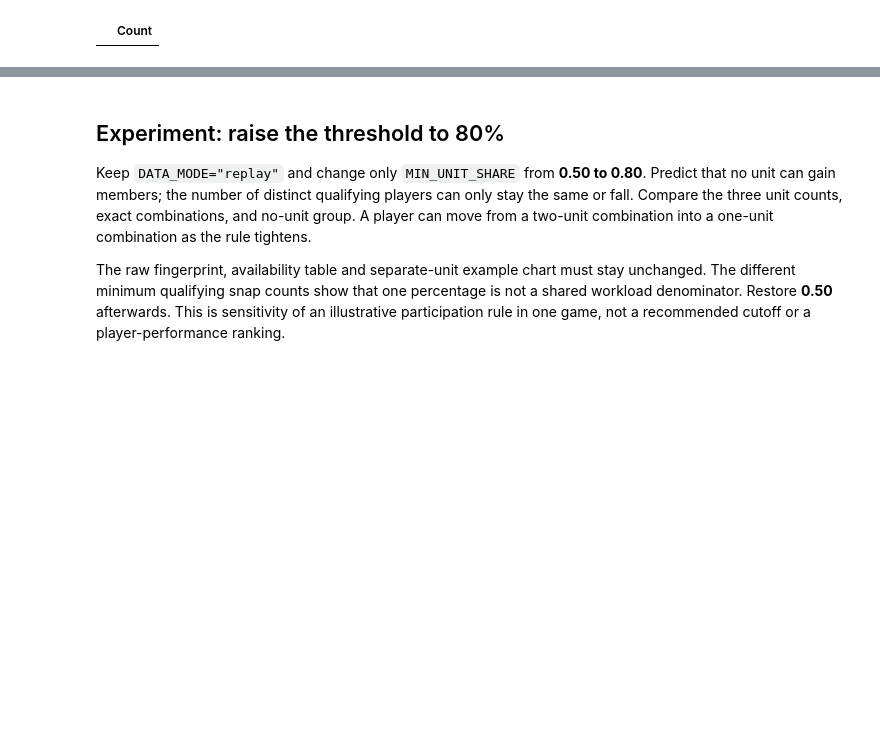
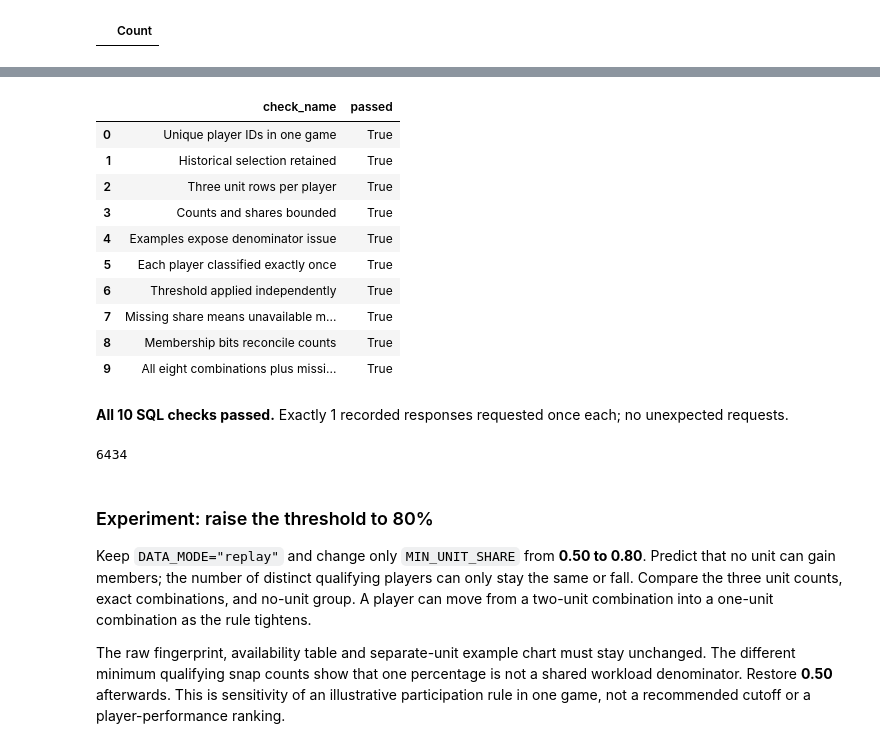
Before and after one commit to Query-farm/vgi-nfl, a Jupyter notebook: notebooks/01_snap_shares_have_different_denominators.ipynb, the cells around one changed output, grey strips where cells are left out. Drawn from its saved outputs; the diff is of its cells as text; code cells hidden in the pictures; blank space fills up the shorter version.

Commit message:
Checkpoint unfinished NFL notebook expansion at user stop [skip ci]

```diff
--- a/notebooks/01_snap_shares_have_different_denominators.ipynb
+++ b/notebooks/01_snap_shares_have_different_denominators.ipynb
@@ -214,14 +155,11 @@ ORDER BY player,pfr_player_id LIMIT 6;
 # %%
-example_rows = con.execute(
-    "SELECT u.* FROM unit_snaps u JOIN examples e USING(pfr_player_id) ORDER BY player,bit"
-).df()
-example_names = con.execute("SELECT player FROM examples ORDER BY player,pfr_player_id").df().player.tolist()
-above_one = con.execute("SELECT count(*) FROM snaps WHERE offense_pct+defense_pct+st_pct>1").fetchone()[0]
+example_names = example_rows.player.drop_duplicates().tolist()
+above_one = int(cross_unit_count.above_one.iloc[0])
 prose(
     f"**{above_one} players** have a cross-unit sum above 100%; the chart shows **{len(example_names)} alphabetical examples**. This combines distinct denominators, so the sum is not a whole-game participation rate."
 )
 if example_names:
-    fig, axes = plt.subplots(1, 3, figsize=(11, 5), sharex=True, sharey=True)
+    fig, axes = plt.subplots(1, 3, figsize=(15, 6), sharex=True, sharey=True)
     for ax, unit in zip(axes, colors, strict=True):
         rows = example_rows[example_rows.unit == unit].set_index("player").reindex(example_names)
         bars = ax.barh(example_names, rows.reported_share, color=colors[unit])
@@ -232,14 +170,19 @@ if example_names:
                 for r in rows.itertuples()
             ],
             padding=3,
-            fontsize=8,
+            fontsize=10,
         )
         ax.set(title=unit, xlabel="Reported share of this unit's snaps", xlim=(0, 1.32))
         ax.set_xticks([0, 0.25, 0.5, 0.75, 1])
         ax.xaxis.set_major_formatter(PercentFormatter(1))
     axes[0].invert_yaxis()
-    fig.suptitle("Separate denominators · a player's unit shares must not be stacked")
-    finish(fig)
+    finish(
+        fig,
+        title="One player can participate in more than one unit",
+        subtitle="Separate denominators · six alphabetical examples · counts label each unit’s snaps",
+        source=SOURCE,
+        name="unit-denominators",
+    )
 else:
     prose("No cross-unit sum above 100% in this retrieval; the illustrative chart is omitted.")
 # %% [output]
@@ -331,5 +282,43 @@ At **50%**, there are **30 qualifying unit memberships**, and **29 distinct play
+# %%
+display(checks)
+assert checks.passed.notna().all() and checks.passed.all(), checks.to_dict("records")
+prose(f"**All {len(checks)} SQL checks passed.** " + source.audit())
+Path("artifacts").mkdir(exist_ok=True)
+Path("artifacts/analysis-01.json").write_text(
+    json.dumps(
+        {
+            "parameters": {"DATA_MODE": DATA_MODE, "MIN_UNIT_SHARE": MIN_UNIT_SHARE},
+            "fingerprint": fingerprint,
+            "availability": availability.to_dict("records"),
+            "examples": example_rows.to_dict("records"),
+            "cross_unit_count": cross_unit_count.to_dict("records"),
+            "unit_summary": unit_summary.to_dict("records"),
+            "groups": groups.to_dict("records"),
+            "membership_summary": membership_summary.to_dict("records"),
+            "checks": checks.to_dict("records"),
+            "requests": source.requests,
+        },
+        indent=2,
+        default=str,
+    )
+    + "\n"
+)
+# %% [output]
+|  | check_name | passed |
+| 0 | Unique player IDs in one game | True |
+| 1 | Historical selection retained | True |
+| 2 | Three unit rows per player | True |
+| 3 | Counts and shares bounded | True |
+| 4 | Examples expose denominator issue | True |
+| 5 | Each player classified exactly once | True |
+| 6 | Threshold applied independently | True |
+| 7 | Missing share means unavailable m... | True |
+| 8 | Membership bits reconcile counts | True |
+| 9 | All eight combinations plus missi... | True |
+**All 10 SQL checks passed.** Exactly 1 recorded responses requested once each; no unexpected requests.
+6434
 # %% [markdown]
-## Experiment: raise the threshold to 80%
+### Experiment: raise the threshold to 80%
 
 Keep `DATA_MODE="replay"` and change only `MIN_UNIT_SHARE` from **0.50 to 0.80**. Predict that no unit can gain members; the number of distinct qualifying players can only stay the same or fall. Compare the three unit counts, exact combinations, and no-unit group. A player can move from a two-unit combination into a one-unit combination as the rule tightens.
 
```
Also changed, not shown: parts of 18 cells of this notebook, 22 other files.
